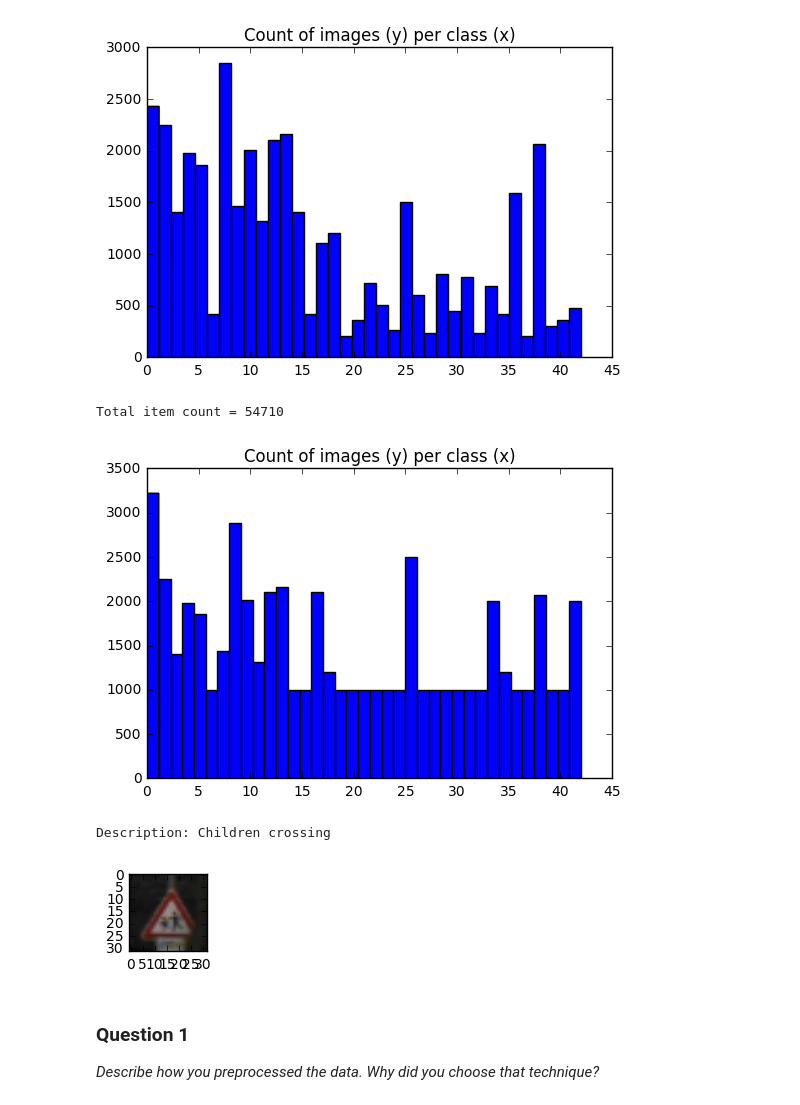
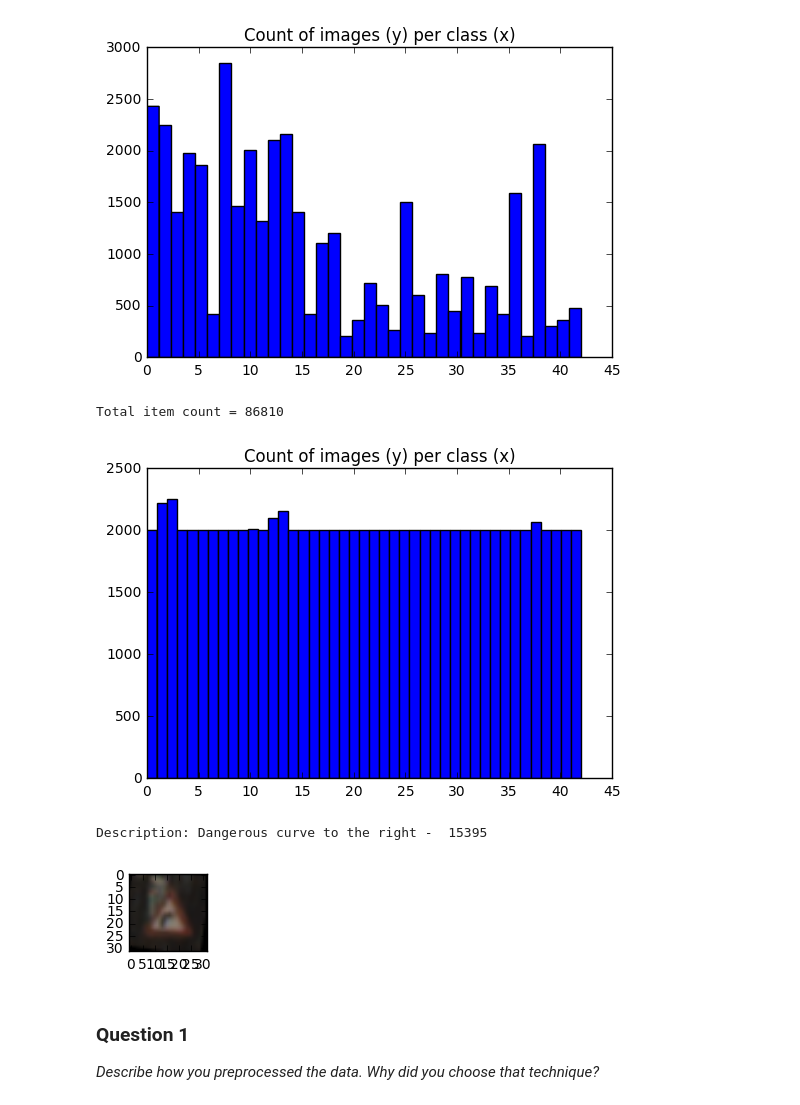
Before and after one commit to DavidObando/carnd, a Jupyter notebook: Term1/Project2/Traffic_Sign_Classifier.ipynb, the cells around one changed output. Drawn from its saved outputs; the diff is of its cells as text; code cells hidden in the pictures.

```diff
--- a/Term1/Project2/Traffic_Sign_Classifier.ipynb
+++ b/Term1/Project2/Traffic_Sign_Classifier.ipynb
@@ -147,14 +147,30 @@ def modify_image(image):
     """
     Expects the parameter to be a 3-dimensional array with the RGB information
     for the image; will create a new image by modifying the original with random
-    parameters
+    modifications, particularly: tilting.
+
+    http://opencv-python-tutroals.readthedocs.io/en/latest/py_tutorials/py_imgproc/py_geometric_transformations/py_geometric_transformations.html
+
     """
     rows,cols = len(image), len(image[0])
     # tilt [-20,20]
     tilt_angle = -20 + int(random.random() * 40)
     M = cv2.getRotationMatrix2D((cols/2,rows/2),tilt_angle,1)
     out = cv2.warpAffine(image,M,(cols,rows))
+    # scale [-2,2] on each point in x, [-2,2] on each point in y
+    scale_x_left = -2 + int(random.random() * 4)
+    scale_x_right = -2 + int(random.random() * 4)
+    scale_y_top = -2 + int(random.random() * 4)
+    scale_y_bottom = -2 + int(random.random() * 4)
+    pts1 = np.float32([[0,0],[rows,0],[0,cols],[rows,cols]])
+    pts2 = np.float32([[scale_y_top,scale_x_left],
+                       [rows+scale_y_bottom,scale_x_left],
+                       [scale_y_top,cols+scale_x_right],
+                       [rows+scale_y_bottom,cols+scale_x_right]])
+    M = cv2.getPerspectiveTransform(pts1,pts2)
+    out = cv2.warpPerspective(out,M,(cols,rows))
     return np.asarray(out)
+
 
 
 # The disparity in image count is striking, we should attempt to equalize the field at least a little bit
@@ -162,9 +178,9 @@ def modify_image(image):
 # We will ensure that each class has at least N items, so we'll iterate over the class index and ensure that
 # we add the required amount of images; these new images will be created by applying modifications to
 # the initial set of images
-# Arbitrarily I've chosen 1000 as the minimum number of images given that some classes have as little as 250
+# Arbitrarily I've chosen 2000 as the minimum number of images given that some classes have as little as 250
 # items while others have as much as 2500. Lowering this disparity is what I intend
-min_item_count = 1000
+min_item_count = 2000
 extension_to_X_train = []
 extension_to_y_train = []
 extension_to_X_coords = []
@@ -192,32 +208,33 @@ for current_class in range(n_classes):
             extension_to_X_sizes.append(X_sizes[image_selector])
 
 # Append extensions
-X_train = np.append(X_train, extension_to_X_train, axis=0)
-y_train = np.append(y_train, extension_to_y_train, axis=0)
-X_coords = np.append(X_coords, extension_to_X_coords, axis=0)
-X_sizes = np.append(X_sizes, extension_to_X_sizes, axis=0)
-n_train = len(X_train)
+if (len(extension_to_X_train) > 0):
+    X_train = np.append(X_train, extension_to_X_train, axis=0)
+    y_train = np.append(y_train, extension_to_y_train, axis=0)
+    X_coords = np.append(X_coords, extension_to_X_coords, axis=0)
+    X_sizes = np.append(X_sizes, extension_to_X_sizes, axis=0)
+    n_train = len(X_train)
 # %% [output]
 [figure]
 # %%
 # Give a count of the modified training data
 # show a histogram for human readibility
 print("Total item count =", n_train)
 plt.hist(y_train, bins='auto')
 plt.title("Count of images (y) per class (x)")
 plt.show()
 
-index = random.randint(0, len(extension_to_X_train))
-image = extension_to_X_train[index]
-
-plt.figure(figsize=(1,1))
-plt.imshow(image)
-print("Description: " + labelmap[extension_to_y_train[index]])
+if (len(extension_to_X_train) > 0):
+  index = random.randint(0, len(extension_to_X_train))
+  image = extension_to_X_train[index]
+  plt.figure(figsize=(1,1))
+  plt.imshow(image)
+  print("Description: " + labelmap[extension_to_y_train[index]] + " - ", index)
 # %% [output]
-Total item count = 54710
+Total item count = 86810
-[figure, old version]
+[figure, new version]
-Description: Children crossing
+Description: Dangerous curve to the right -  15395
-[figure, old version]
+[figure, new version]
 # %% [markdown]
 ### Question 1
 
```
Also changed, not shown: parts of 14 cells of this notebook, 5 other files.
